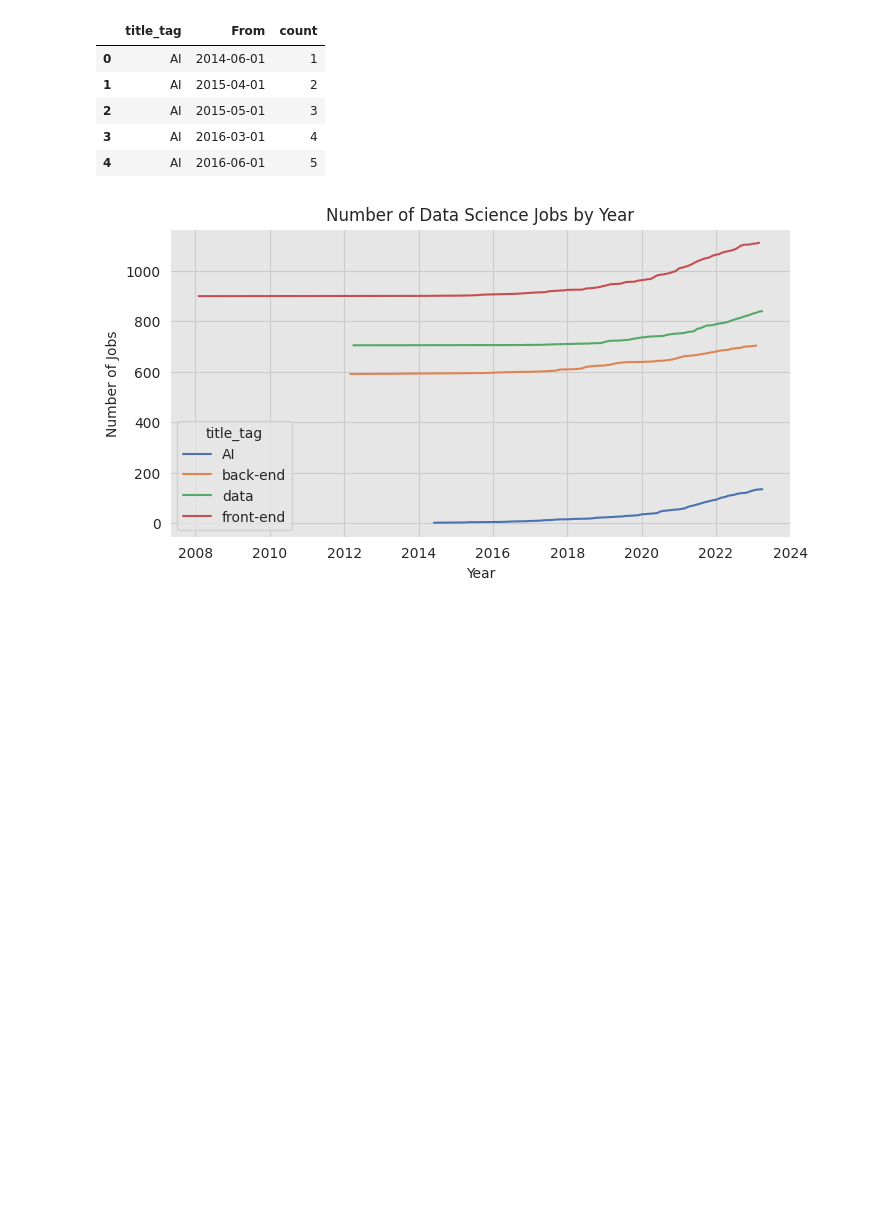
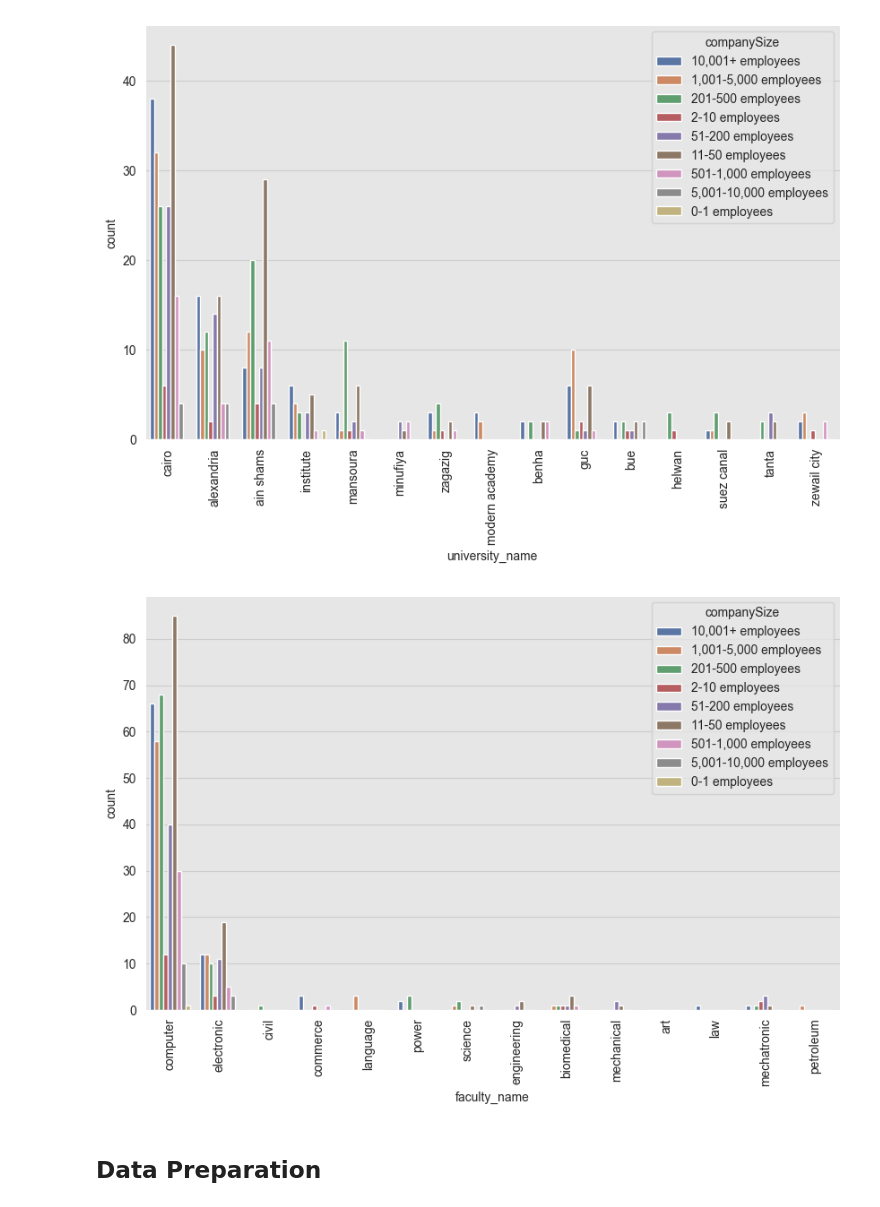
Before and after one commit to Mostafa-wael/Exploring-the-Landscape-of-the-Egyptian-Software-Market, a Jupyter notebook: notebooks/predictive.ipynb, the cells around one changed output. Drawn from its saved outputs; the diff is of its cells as text; code cells hidden in the pictures; blank space fills up the shorter version.

```diff
--- a/notebooks/predictive.ipynb
+++ b/notebooks/predictive.ipynb
@@ -12,0 +117,4 @@ sns_c = sns.color_palette(palette='deep')
+# %%
+students_experiences = pd.read_csv(
+    '../data/preprocessed-data/normalized csv/experiences.csv', converters={'From': pd.to_datetime})
+students_experiences[students_experiences['User'] == '-ezz']
@@ -12,0 +126,10 @@ sns_c = sns.color_palette(palette='deep')
+# %%
+# sort by From date
+students_experiences.sort_values(by='From', inplace=True)
+
+# keep only the first experience for each student
+students_experiences.drop_duplicates(
+    subset=['User'], keep='first', inplace=True)
+
+print(len(students_experiences))
+students_experiences.head()
@@ -12,0 +144,10 @@ sns_c = sns.color_palette(palette='deep')
+# %%
+# join experiences with companies
+students_experiences = students_experiences.merge(
+    companies, left_on='Company', right_on='name', how='left')
+
+# join experiences with education
+students_experiences = students_experiences.merge(
+    students_education, left_on='User', right_on='User', how='left')
+
+students_experiences.head()
@@ -27,26 +179,19 @@ experience_df.head()
-# %%
-# for each month count cumulative number for each title_tag
-
-df = experience_df.groupby(['title_tag', 'From']).count().reset_index()
-df = df[['title_tag', 'From', 'User']]
-df.columns = ['title_tag', 'From', 'count']
-df['count'] = df['count'].cumsum()
-df.head()
-# %% [output]
-|  | title_tag | From | count |
-| 0 | AI | 2014-06-01 | 1 |
-| 1 | AI | 2015-04-01 | 2 |
-| 2 | AI | 2015-05-01 | 3 |
-| 3 | AI | 2016-03-01 | 4 |
-| 4 | AI | 2016-06-01 | 5 |
-# %%
-# plot for each title_tag
-jobs = ['data', 'front-end', 'back-end', 'AI']
-fig, ax = plt.subplots(figsize=(8, 4))
-sns.lineplot(x='From', y='count', hue='title_tag', data=df[df['title_tag'].isin(jobs)], ax=ax)
-ax.set_title('Number of Data Science Jobs by Year')
-ax.set_xlabel('Year')
-ax.set_ylabel('Number of Jobs')
-plt.show()
-# %% [output]
-[figure, removed]
+# %%
+# plot university_name against companySize
+plt.figure(figsize=(10, 6))
+sns.countplot(x='university_name', hue='companySize',
+              data=students_experiences)
+plt.xticks(rotation=90)
+plt.show()
+
+# plot university_name against companySize
+plt.figure(figsize=(10, 6))
+sns.countplot(x='faculty_name', hue='companySize',
+              data=students_experiences)
+plt.xticks(rotation=90)
+plt.show()
+# %% [output]
+[figure, added]
+[figure, added]
+# %% [markdown]
+## Data Preparation
```
Also changed, not shown: parts of 33 cells of this notebook, 3 other files.
